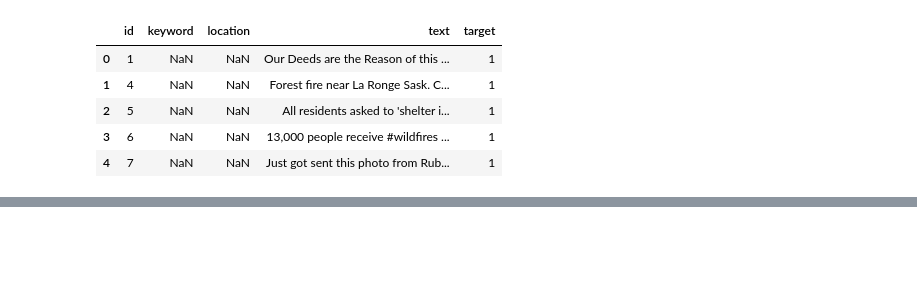
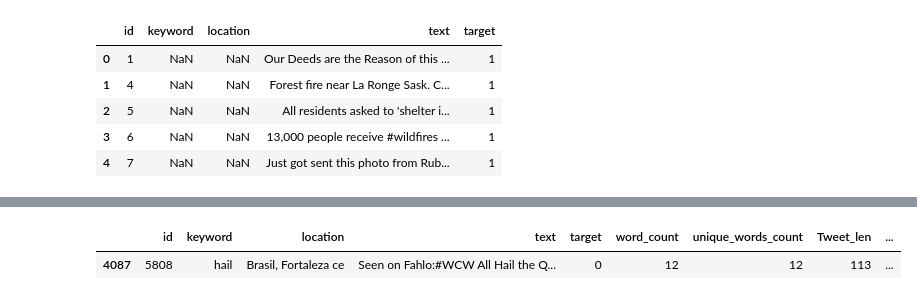
Before and after one commit to cost-conscious/TweeterLabels, a Jupyter notebook: 1. Load_Feat.Engineering.ipynb, the cells around one changed output, grey strips where cells are left out. Drawn from its saved outputs; the diff is of its cells as text; code cells hidden in the pictures; blank space fills up the shorter version.

```diff
--- a/1. Load_Feat.Engineering.ipynb
+++ b/1. Load_Feat.Engineering.ipynb
@@ -46,0 +65,6 @@ train_df.iloc[30:35]
+# %%
+train_df = train_df.merge(table[['keyword','dis%']], on='keyword', how='left')
+train_df.sample()
+# %% [output]
+|  | id | keyword | location | text | target | word_count | unique_words_count | Tweet_len | ... |
+| 4087 | 5808 | hail | Brasil, Fortaleza ce | Seen on Fahlo:#WCW All Hail the Q... | 0 | 12 | 12 | 113 | ... |
```
Also changed, not shown: parts of 17 cells of this notebook, 5 other files.
